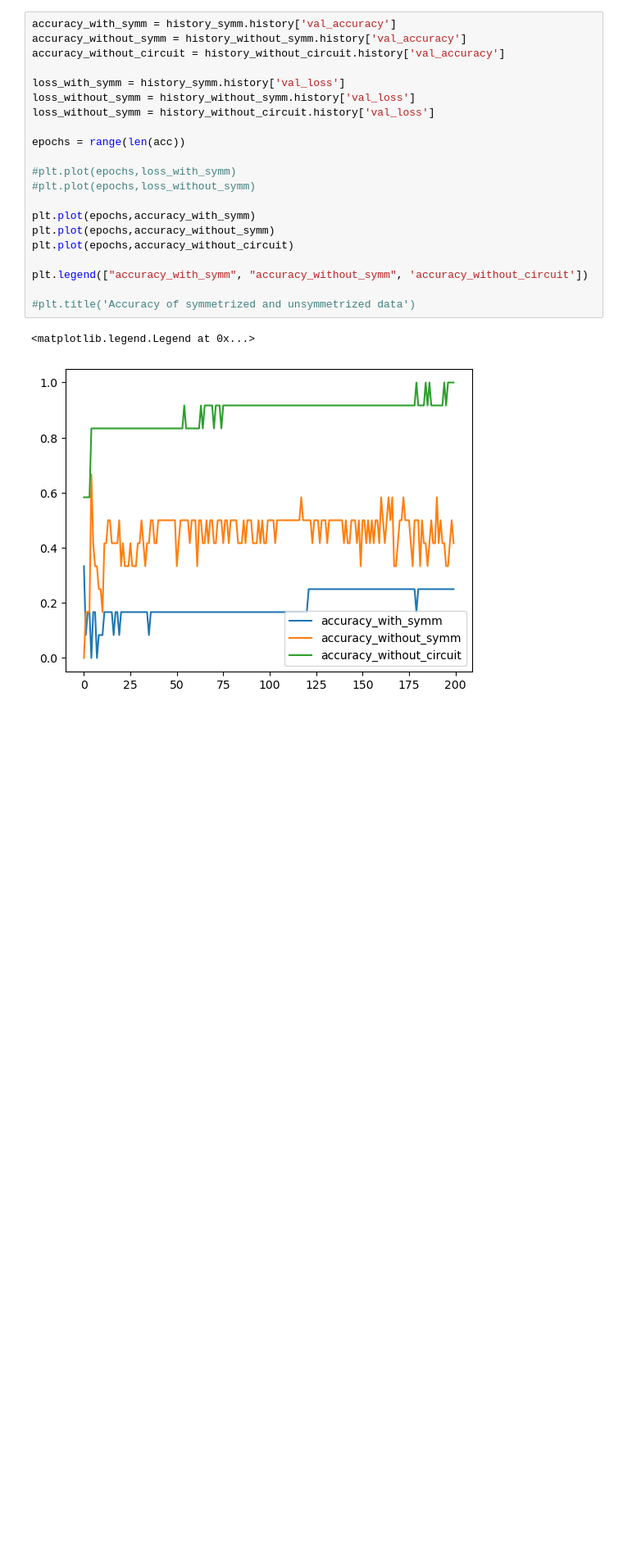
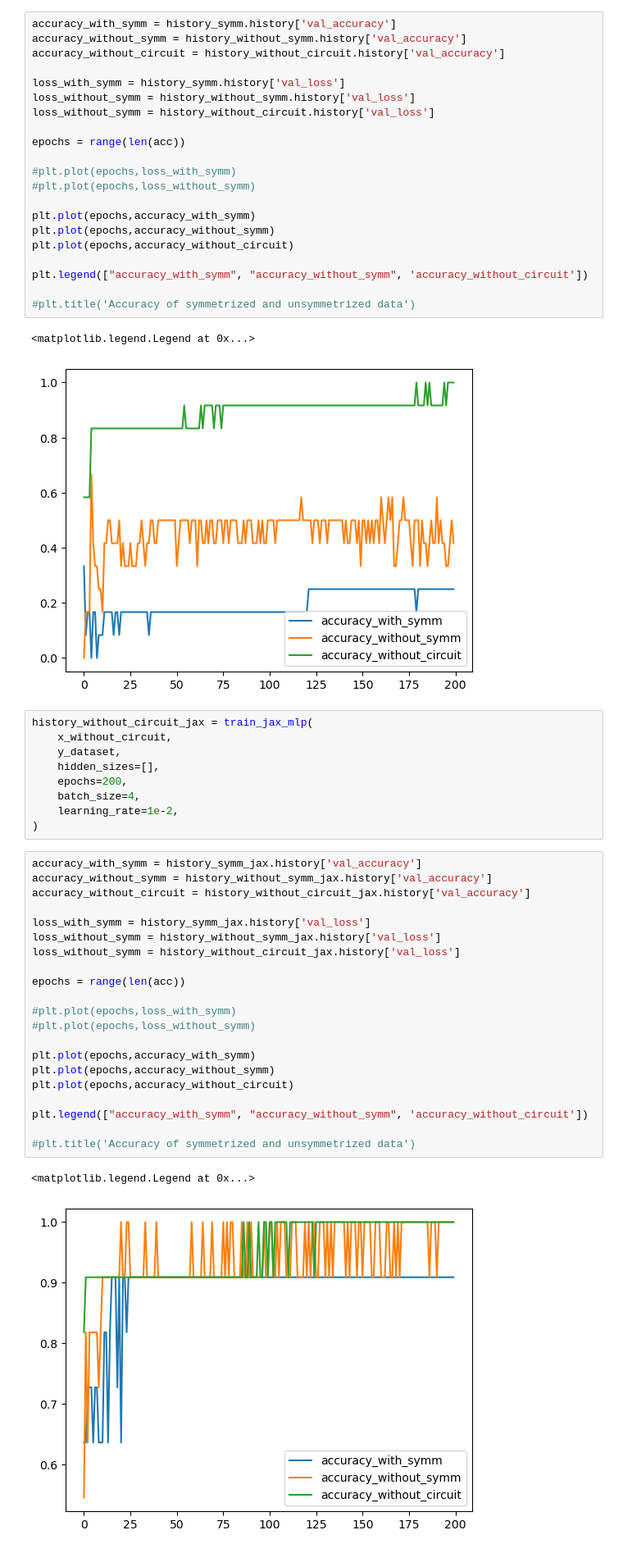
Before and after one commit to tyy0811/symmetry-in-variational-qml, a Jupyter notebook: tic_tac.ipynb, the cells around one changed output. Shown: that part at 82% size. Drawn from its saved outputs; the diff is of its cells as text; blank space fills up the shorter version.

```diff
--- a/tic_tac.ipynb
+++ b/tic_tac.ipynb
@@ -682,3 +959,36 @@ plt.legend(["accuracy_with_symm", "accuracy_without_symm", 'accuracy_without_cir
 # %% [output]
 <matplotlib.legend.Legend at 0x...>
 [figure]
+# %%
+history_without_circuit_jax = train_jax_mlp(
+    x_without_circuit,
+    y_dataset,
+    hidden_sizes=[],
+    epochs=200,
+    batch_size=4,
+    learning_rate=1e-2,
+)
+# %%
+accuracy_with_symm = history_symm_jax.history['val_accuracy']
+accuracy_without_symm = history_without_symm_jax.history['val_accuracy']
+accuracy_without_circuit = history_without_circuit_jax.history['val_accuracy']
+
+loss_with_symm = history_symm_jax.history['val_loss']
+loss_without_symm = history_without_symm_jax.history['val_loss']
+loss_without_symm = history_without_circuit_jax.history['val_loss']
+
+epochs = range(len(acc))
+
+#plt.plot(epochs,loss_with_symm)
+#plt.plot(epochs,loss_without_symm)
+
+plt.plot(epochs,accuracy_with_symm)
+plt.plot(epochs,accuracy_without_symm)
+plt.plot(epochs,accuracy_without_circuit)
+
+plt.legend(["accuracy_with_symm", "accuracy_without_symm", 'accuracy_without_circuit'])
+
+#plt.title('Accuracy of symmetrized and unsymmetrized data')
+# %% [output]
+<matplotlib.legend.Legend at 0x...>
+[figure, added]
```
Also changed, not shown: parts of 18 cells of this notebook.
